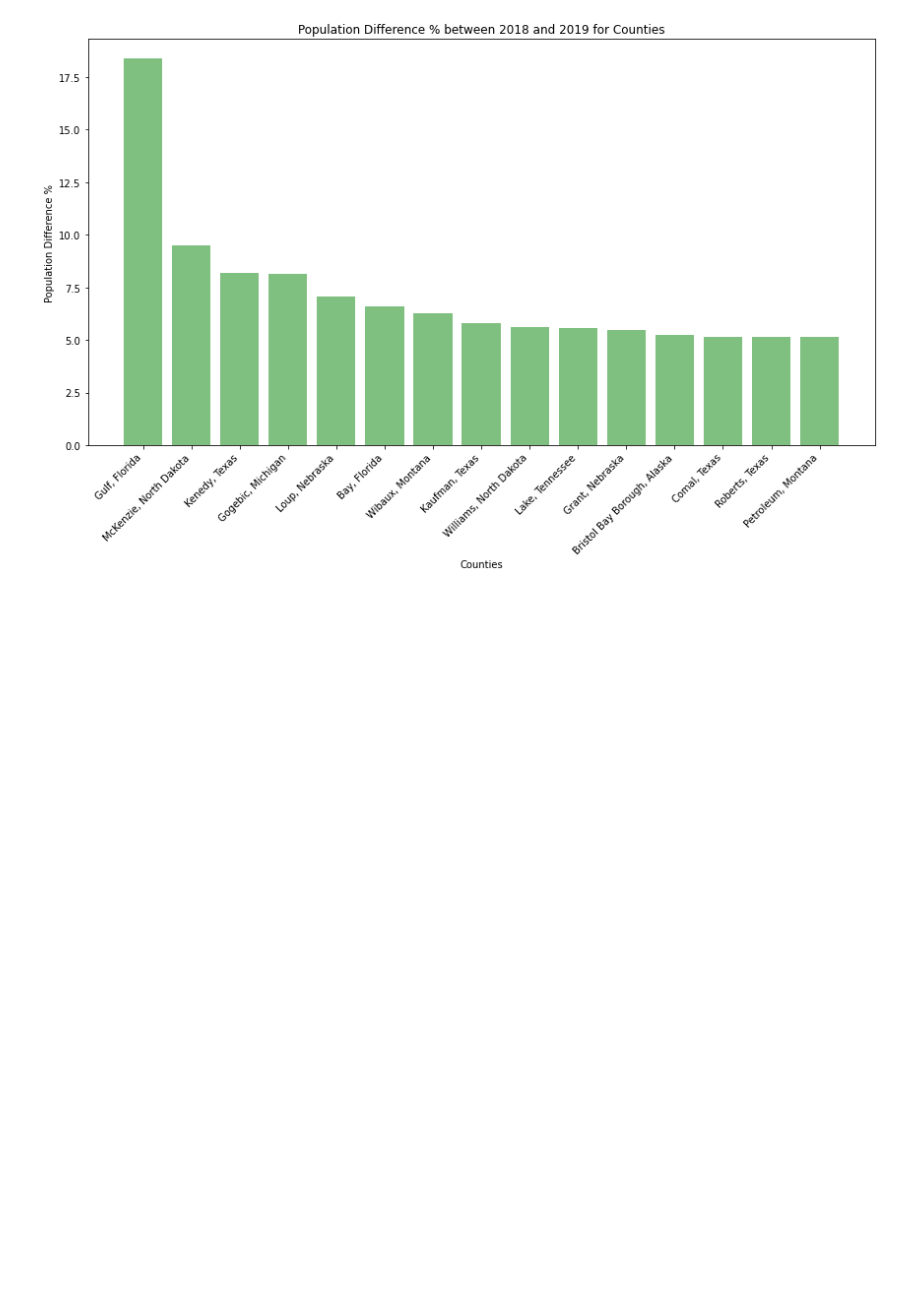
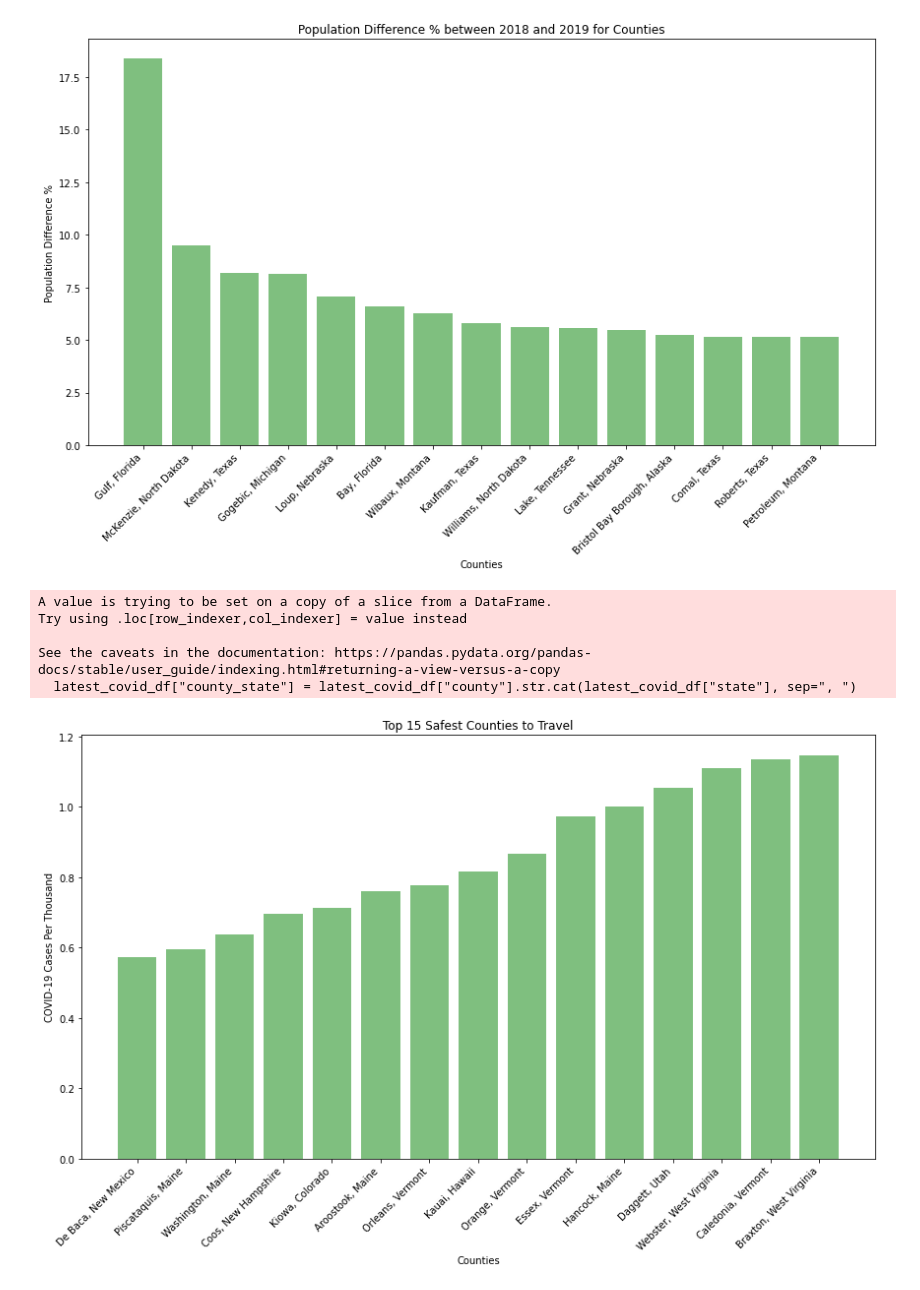
Before and after one commit to ushaakumaar/COVID19_Impacts_On_Business_And_Workforce_Trends, a Jupyter notebook: safest-travel-route.ipynb, the cells around one changed output. Drawn from its saved outputs; the diff is of its cells as text; code cells hidden in the pictures; blank space fills up the shorter version.

Commit message:
edited notebook by calculating latest covid case as of october092020 and pulling out the top 15 safest counties route to travel

```diff
--- a/safest-travel-route.ipynb
+++ b/safest-travel-route.ipynb
@@ -237,3 +237,39 @@ plt.tight_layout()
 plt.show()
 # %% [output]
 [figure]
+# %%
+latest_covid_df = new_merged_df.loc[new_merged_df["date"] == "2020-10-09"]
+latest_covid_df["county_state"] = latest_covid_df["county"].str.cat(latest_covid_df["state"], sep=", ")
+latest_covid_df = latest_covid_df[["county","state","fips","cases_per_thousand","deaths_per_thousand","county_state"]]
+top_15_safest_df = latest_covid_df.sort_values("cases_per_thousand").head(15)
+
+# Set the plot size
+plt.figure(figsize=(12,8))
+
+# Set the x axis and y axis
+x_axis = top_15_safest_df["county_state"]
+y_axis = top_15_safest_df["cases_per_thousand"]
+
+# Genarate bar plot
+plt.bar(x_axis, y_axis, color="green", alpha=0.5, align="center")
+
+# Set the x axis label orientation
+plt.xticks(rotation=45, ha="right")
+
+# Set the x axis and y axis labels and titles
+plt.xlabel("Counties")
+plt.ylabel("COVID-19 Cases Per Thousand")
+plt.title("Top 15 Safest Counties to Travel")
+
+# Save and display the plot
+file_path = os.path.join("Images","top_15_safest_counties_bar.png")
+plt.savefig(file_path)
+plt.tight_layout()
+plt.show()
+# %% [output]
+A value is trying to be set on a copy of a slice from a DataFrame.
+Try using .loc[row_indexer,col_indexer] = value instead
+
+See the caveats in the documentation: https://pandas.pydata.org/pandas-docs/stable/user_guide/indexing.html#returning-a-view-versus-a-copy
+  latest_covid_df["county_state"] = latest_covid_df["county"].str.cat(latest_covid_df["state"], sep=", ")
+[figure, added]
```
